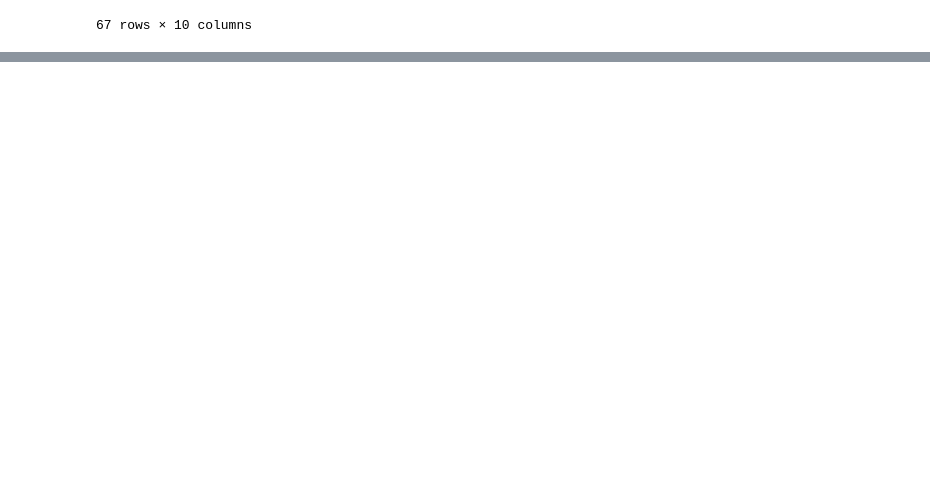
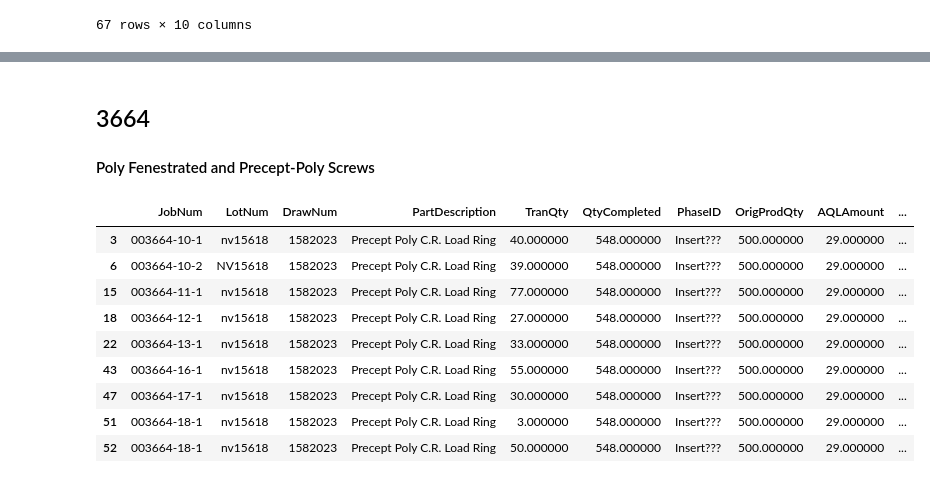
Before and after one commit to tall-geese/AQL-order-breakdown, a Jupyter notebook: notebooks/DataCollectionAndCleaning.ipynb, the cells around one changed output, grey strips where cells are left out. Drawn from its saved outputs; the diff is of its cells as text; code cells hidden in the pictures; blank space fills up the shorter version.

```diff
--- a/notebooks/DataCollectionAndCleaning.ipynb
+++ b/notebooks/DataCollectionAndCleaning.ipynb
@@ -292,0 +296,12 @@ so3492_df
+# %%
+so3663_query = None
+
+with open(os.getcwd().replace('notebooks','sql\\InventoryAssignments2.sql')) as f:
+    so3663_query = f.read().split(';')[0].format(SO=3663)
+
+with create_engine(epicorConnectionString).connect() as con:
+    so3663_df = pd.read_sql(text(so3663_query), con)
+
+
+# Some Clip Rings are mistakenly labeled as Cams, so just correcting those
+so3663_df[so3663_df['PhaseID'].str.contains('Cam')].style.applymap(highlight_yellow, pd.IndexSlice[['JobNum','TranQty','PhaseID']])
@@ -292,0 +330,27 @@ so3492_df
+# %% [markdown]
+## 3664
+
+#### Poly Fenestrated and Precept-Poly Screws
+# %%
+so3664_query = None
+
+with open(os.getcwd().replace('notebooks','sql\\InventoryAssignments2.sql')) as f:
+    so3664_query = f.read().split(';')[0].format(SO=3664)
+
+with create_engine(epicorConnectionString).connect() as con:
+    so3664_df = pd.read_sql(text(so3664_query), con)
+
+
+# Some Clip Rings are mistakenly labeled as Cams, so just correcting those
+so3664_df[so3664_df['PhaseID'].str.contains('Insert')].style.applymap(highlight_yellow, pd.IndexSlice[['JobNum','TranQty','PhaseID']])
+# %% [output]
+|  | JobNum | LotNum | DrawNum | PartDescription | TranQty | QtyCompleted | PhaseID | OrigProdQty | AQLAmount | ... |
+| 3 | 003664-10-1 | nv15618 | 1582023 | Precept Poly C.R. Load Ring | 40.000000 | 548.000000 | Insert??? | 500.000000 | 29.000000 | ... |
+| 6 | 003664-10-2 | NV15618 | 1582023 | Precept Poly C.R. Load Ring | 39.000000 | 548.000000 | Insert??? | 500.000000 | 29.000000 | ... |
+| 15 | 003664-11-1 | nv15618 | 1582023 | Precept Poly C.R. Load Ring | 77.000000 | 548.000000 | Insert??? | 500.000000 | 29.000000 | ... |
+| 18 | 003664-12-1 | nv15618 | 1582023 | Precept Poly C.R. Load Ring | 27.000000 | 548.000000 | Insert??? | 500.000000 | 29.000000 | ... |
+| 22 | 003664-13-1 | nv15618 | 1582023 | Precept Poly C.R. Load Ring | 33.000000 | 548.000000 | Insert??? | 500.000000 | 29.000000 | ... |
+| 43 | 003664-16-1 | nv15618 | 1582023 | Precept Poly C.R. Load Ring | 55.000000 | 548.000000 | Insert??? | 500.000000 | 29.000000 | ... |
+| 47 | 003664-17-1 | nv15618 | 1582023 | Precept Poly C.R. Load Ring | 30.000000 | 548.000000 | Insert??? | 500.000000 | 29.000000 | ... |
+| 51 | 003664-18-1 | nv15618 | 1582023 | Precept Poly C.R. Load Ring | 3.000000 | 548.000000 | Insert??? | 500.000000 | 29.000000 | ... |
+| 52 | 003664-18-1 | nv15618 | 1582023 | Precept Poly C.R. Load Ring | 50.000000 | 548.000000 | Insert??? | 500.000000 | 29.000000 | ... |
```
Also changed, not shown: parts of 8 cells of this notebook, 5 other files.
